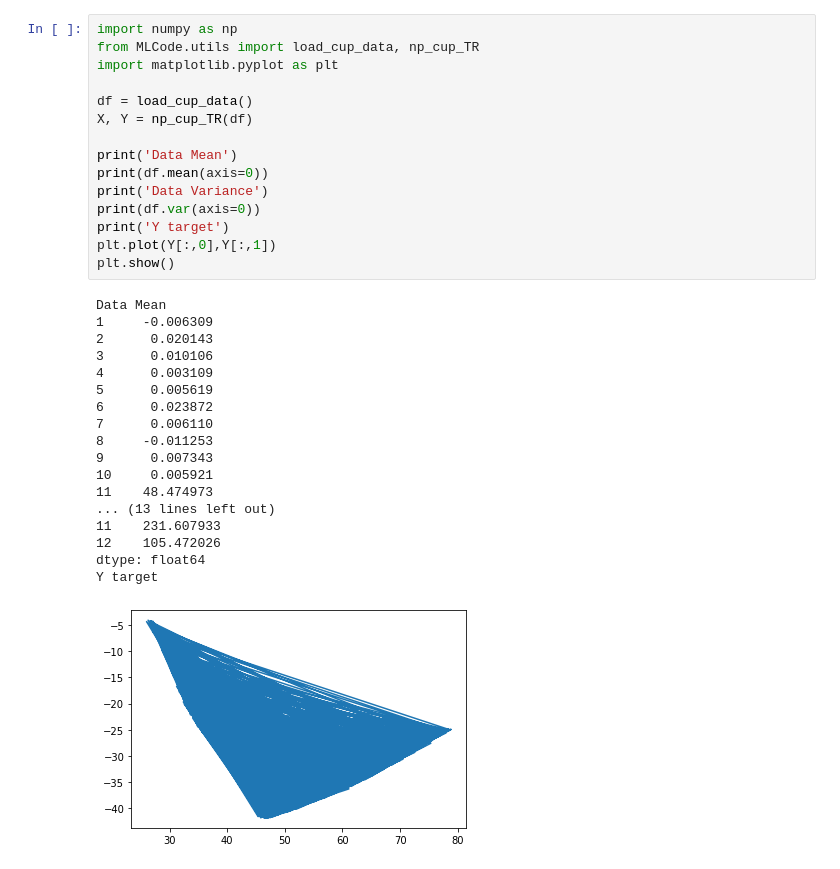
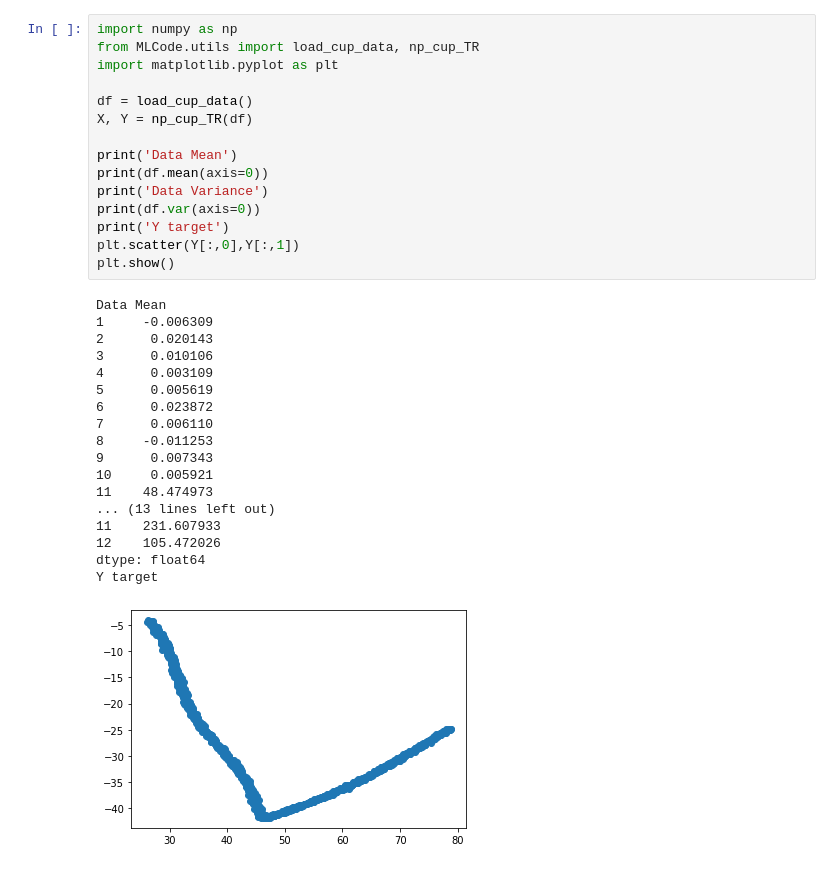
Before and after one commit to FeLusiani/ML_Project, a Jupyter notebook: MLCode/CUP_data.ipynb, the cells around one changed output. Saved outputs shown, nothing was run; the diff lists cells and outputs as text.

```diff
--- a/MLCode/CUP_data.ipynb
+++ b/MLCode/CUP_data.ipynb
@@ -3,32 +3,32 @@ import numpy as np
 from MLCode.utils import load_cup_data, np_cup_TR
 import matplotlib.pyplot as plt
 
 df = load_cup_data()
 X, Y = np_cup_TR(df)
 
 print('Data Mean')
 print(df.mean(axis=0))
 print('Data Variance')
 print(df.var(axis=0))
 print('Y target')
-plt.plot(Y[:,0],Y[:,1])
+plt.scatter(Y[:,0],Y[:,1])
 plt.show()
 # %% [output]
 Data Mean
 1     -0.006309
 2      0.020143
 3      0.010106
 4      0.003109
 5      0.005619
 6      0.023872
 7      0.006110
 8     -0.011253
 9      0.007343
 10     0.005921
 11    48.474973
 ... (13 lines left out)
 11    231.607933
 12    105.472026
 dtype: float64
 Y target
-[figure, old version]
+[figure, new version]
```
Also changed, not shown: 2 other files.
